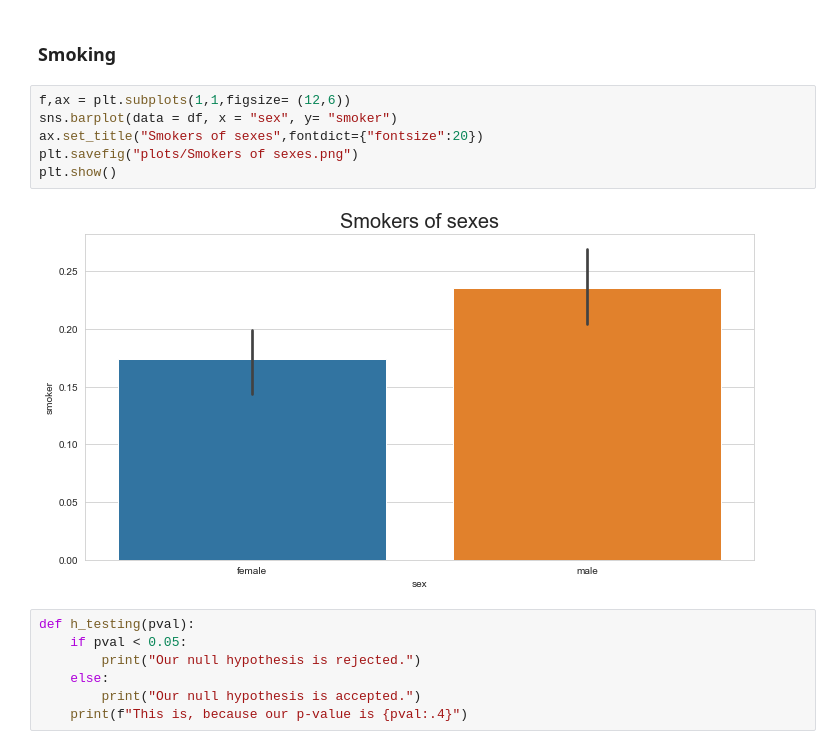
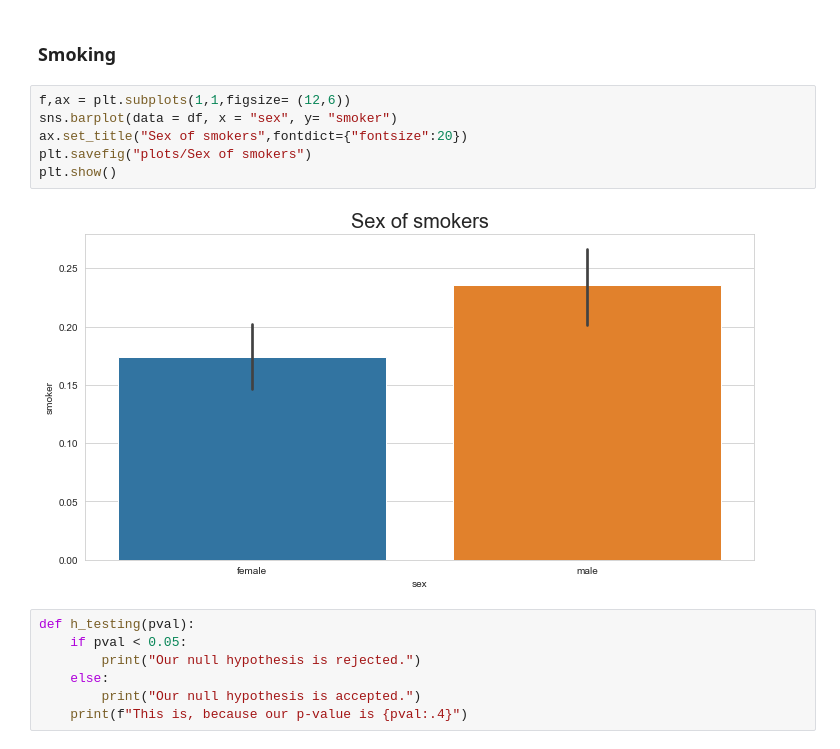
Before and after one commit to jakubbroz926/DataAnalysisProjects, a Jupyter notebook: health_insurance/us-medical-insurance-costs.ipynb, the cells around one changed output. Cells and saved outputs as stored; diff of their text form.

```diff
--- a/health_insurance/us-medical-insurance-costs.ipynb
+++ b/health_insurance/us-medical-insurance-costs.ipynb
@@ -85,11 +85,11 @@ From one sample testing we received p_value = {{p_value}}, which tells us( our t
 # %%
 f,ax = plt.subplots(1,1,figsize= (12,6))
 sns.barplot(data = df, x = "sex", y= "smoker")
-ax.set_title("Smokers of sexes",fontdict={"fontsize":20})
-plt.savefig("plots/Smokers of sexes.png")
+ax.set_title("Sex of smokers",fontdict={"fontsize":20})
+plt.savefig("plots/Sex of smokers")
 plt.show()
 # %% [output]
-[figure, old version]
+[figure, new version]
 # %%
 def h_testing(pval):
     if pval < 0.05:
```
Also changed, not shown: 4 other files.
